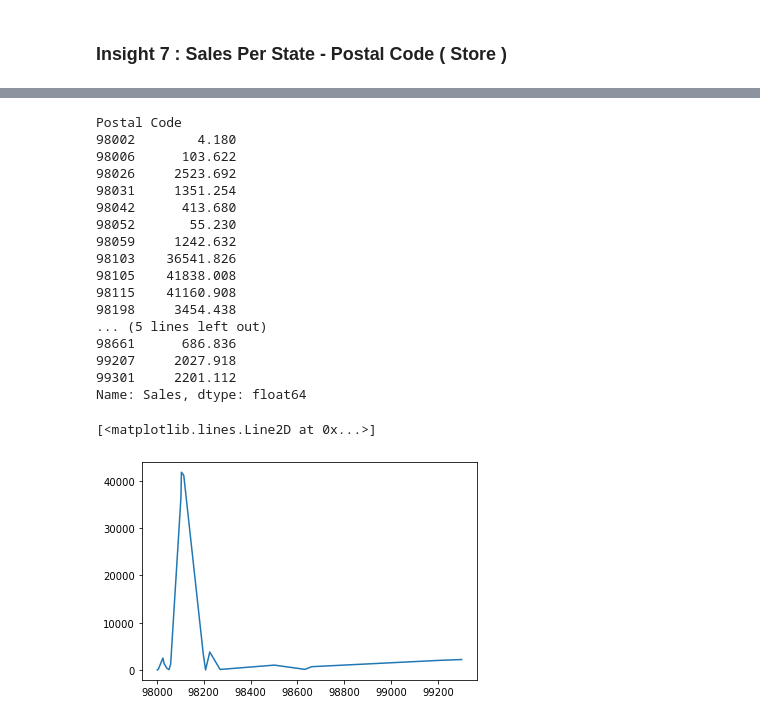
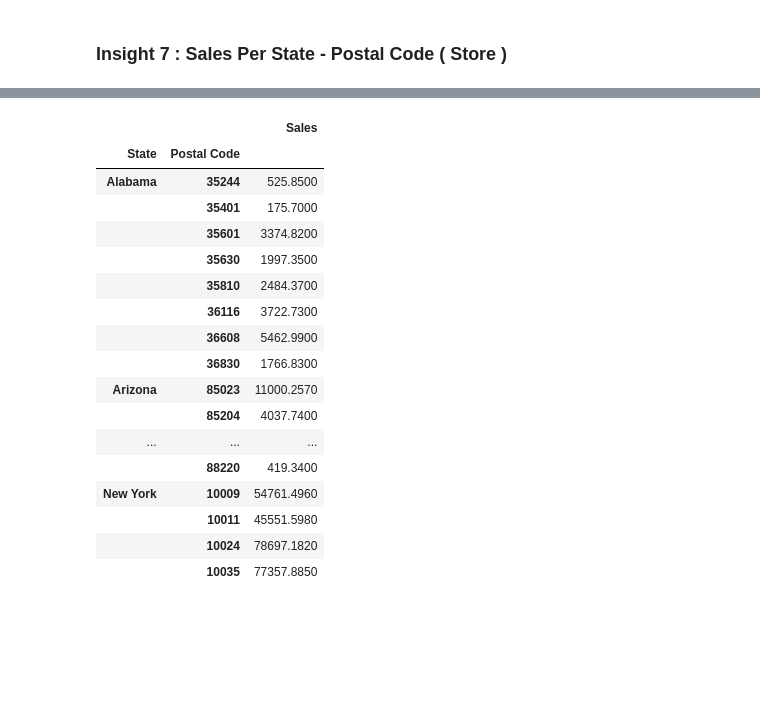
Before and after one commit to KhalidBagha/Sales-Analysis, a Jupyter notebook: Sales Analysis.ipynb, the cells around one changed output, grey strips where cells are left out. Cells and saved outputs as stored; diff of their text form; code cells hidden in the pictures; blank space fills up the shorter version.

```diff
--- a/Sales Analysis.ipynb
+++ b/Sales Analysis.ipynb
@@ -282,25 +263,24 @@ a=data[data["State"]== "Washington"]
-# %%
-a.groupby("Postal Code")["Sales"].sum()
-# %% [output]
-Postal Code
-98002        4.180
-98006      103.622
-98026     2523.692
-98031     1351.254
-98042      413.680
-98052       55.230
-98059     1242.632
-98103    36541.826
-98105    41838.008
-98115    41160.908
-98198     3454.438
-... (5 lines left out)
-98661      686.836
-99207     2027.918
-99301     2201.112
-Name: Sales, dtype: float64
-# %%
-plt.plot(a.groupby("Postal Code")["Sales"].sum())
-# %% [output]
-[<matplotlib.lines.Line2D at 0x...>]
-[figure, removed]
+# %%
+storeSales=data.groupby(["State","Postal Code"])["Sales"].sum()
+storeSales=pd.DataFrame(storeSales)
+pd.set_option('display.max_rows', data.shape[0]+1)
+storeSales
+# %% [output]
+|  |  | Sales |
+| State | Postal Code |  |
+| Alabama | 35244 | 525.8500 |
+|  | 35401 | 175.7000 |
+|  | 35601 | 3374.8200 |
+|  | 35630 | 1997.3500 |
+|  | 35810 | 2484.3700 |
+|  | 36116 | 3722.7300 |
+|  | 36608 | 5462.9900 |
+|  | 36830 | 1766.8300 |
+| Arizona | 85023 | 11000.2570 |
+|  | 85204 | 4037.7400 |
+| ... | ... | ... |
+|  | 88220 | 419.3400 |
+| New York | 10009 | 54761.4960 |
+|  | 10011 | 45551.5980 |
+|  | 10024 | 78697.1820 |
+|  | 10035 | 77357.8850 |
```
Also changed, not shown: parts of 13 cells of this notebook.
